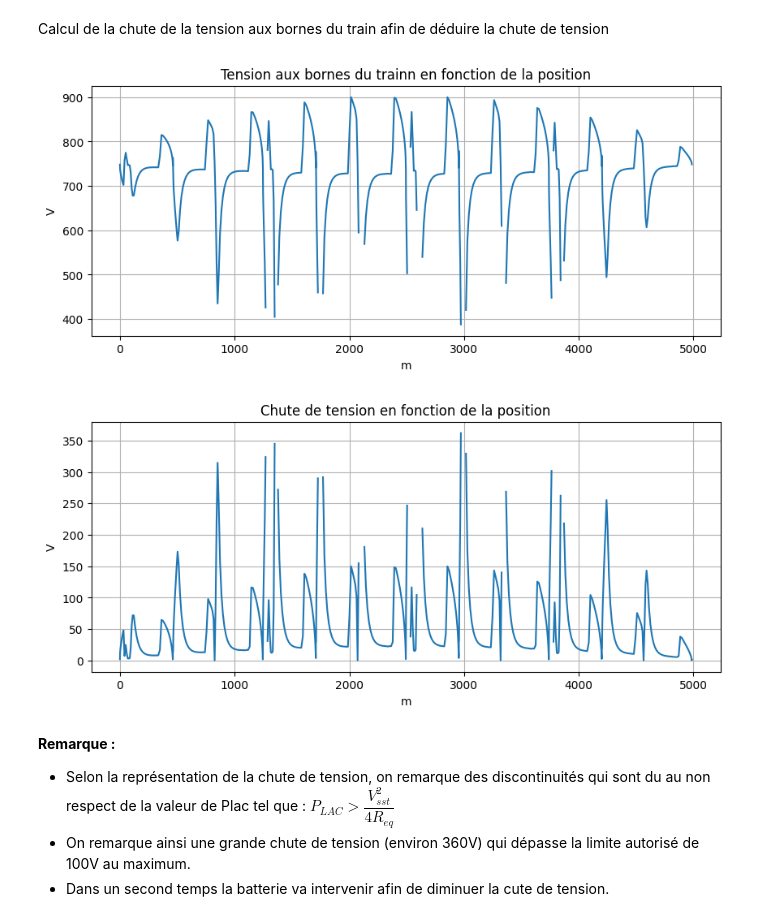
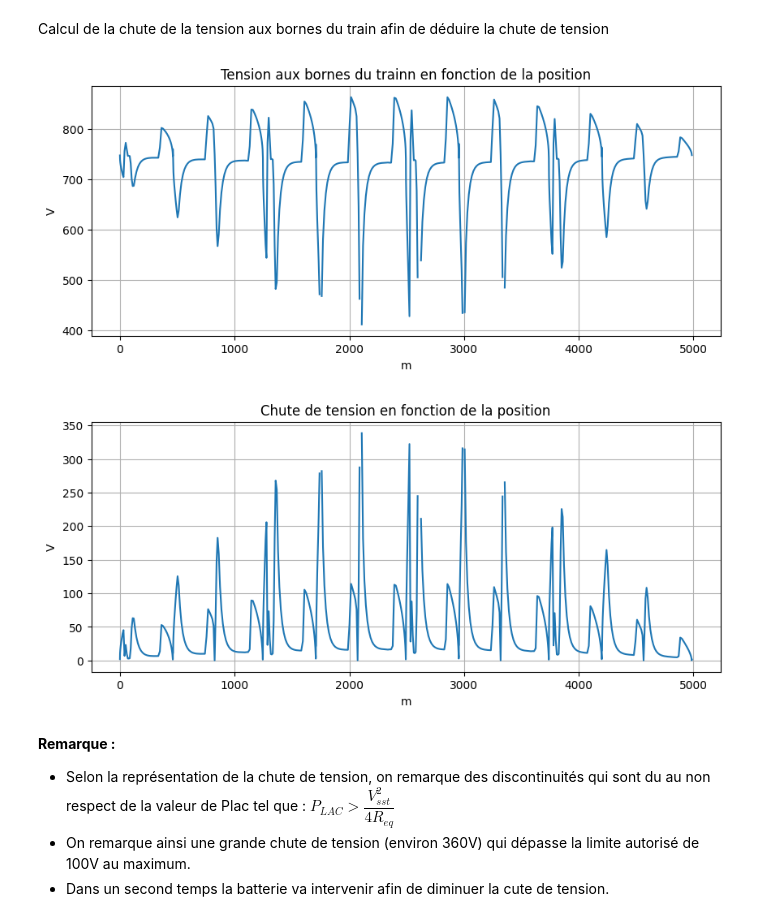
Before and after one commit to khodjawalid/Optimisation_Syst_de_Stockage_electrique_pour_Tramway_Python, a Jupyter notebook: Notebook.ipynb, the cells around one changed output. Cells and saved outputs as stored; diff of their text form; code cells hidden in the pictures.

```diff
--- a/Notebook.ipynb
+++ b/Notebook.ipynb
@@ -125,39 +125,39 @@ Calcul de la chute de la tension aux bornes du train afin de déduire la chute d
 # %%
 #Connstantes
 Rsst = 33e-3
-rolac = 131e-6
-rorail = 18e-6
+rolac = 95e-6   #Ajustement pour la deuxième partie
+rorail = 10e-6  #Ajustement pour la deuxième partie
 Rlac1 = rolac*position
 Rlac2 = rolac*(position[-1]-position)
 Rrail1 = rorail*position
 Rrail2 = rorail*(position[-1]-position)
 Vsst=750
 
 #Résistance équivalente
 Req =  (Rsst + Rrail1 + Rlac1)*(Rsst + Rrail2 + Rlac2)/(2*Rsst + Rrail1 + Rlac1 + Rrail2 + Rlac2)
 #Tension Vttrain
 Vtrain = 0.5*Vsst + 0.5*np.sqrt(Vsst**2 - 4*Req*Ptrain)
 #Chute de tensionn
 chute = np.array([abs(Vsst - v) for v in Vtrain])
 
 plt.figure(figsize=(10,4))
 plt.plot(position,Vtrain)
 plt.title('Tension aux bornes du trainn en fonction de la position')
 plt.xlabel('m')
 plt.ylabel('V')
 plt.grid()
 plt.show()
 
 plt.figure(figsize=(10,4))
 plt.plot(position,chute)
 plt.title('Chute de tension en fonction de la position')
 plt.xlabel('m')
 plt.ylabel('V')
 plt.grid()
 plt.show()
 # %% [output]
-[figure, old version]
+[figure, new version]
-[figure, old version]
+[figure, new version]
 # %% [markdown]
 **Remarque :**
 - Selon la représentation de la chute de tension, on remarque des discontinuités qui sont du au non respect de la valeur de Plac tel que : $P_{LAC} > \dfrac{V_{sst}^2}{4 R_{eq}}$
```
Also changed, not shown: parts of 2 cells of this notebook, 1 other file.
